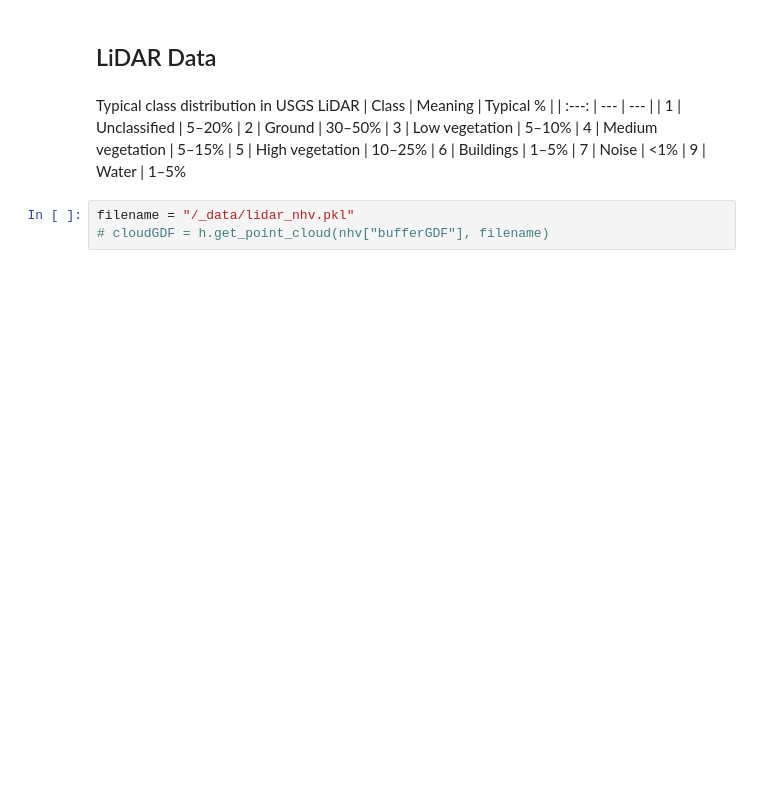
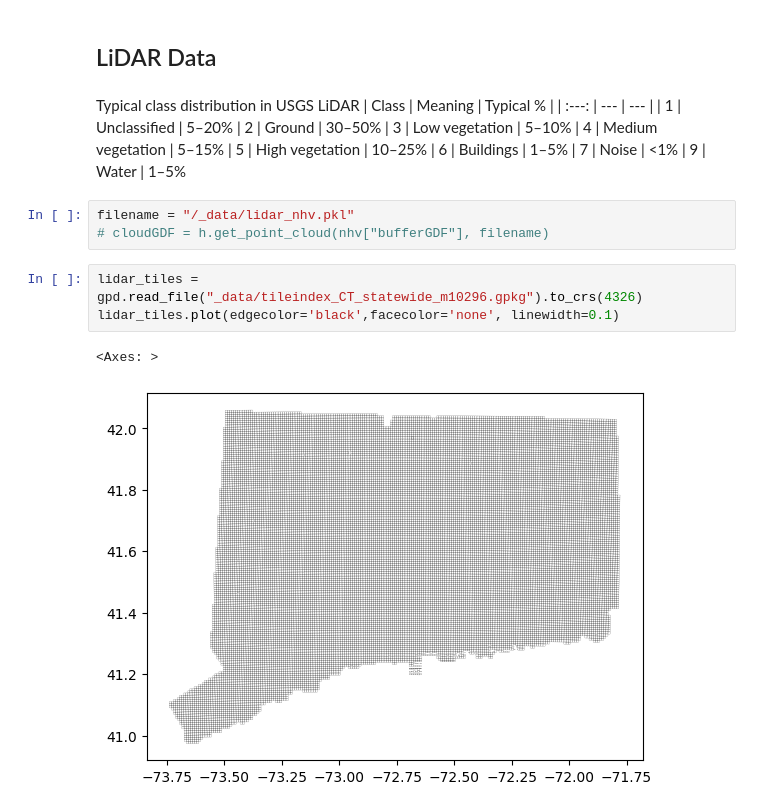
Before and after one commit to mwillen04/highway-noise-lidar, a Jupyter notebook: senior_project.ipynb, the cells around one changed output. Saved outputs shown, nothing was run; the diff lists cells and outputs as text; blank space fills up the shorter version.

```diff
--- a/senior_project.ipynb
+++ b/senior_project.ipynb
@@ -295,3 +297,9 @@ Typical class distribution in USGS LiDAR
 # %%
 filename = "/_data/lidar_nhv.pkl"
 # cloudGDF = h.get_point_cloud(nhv["bufferGDF"], filename)
+# %%
+lidar_tiles = gpd.read_file("_data/tileindex_CT_statewide_m10296.gpkg").to_crs(4326)
+lidar_tiles.plot(edgecolor='black',facecolor='none', linewidth=0.1)
+# %% [output]
+<Axes: >
+[figure, added]
```
Also changed, not shown: parts of 10 cells of this notebook, 3 other files.
